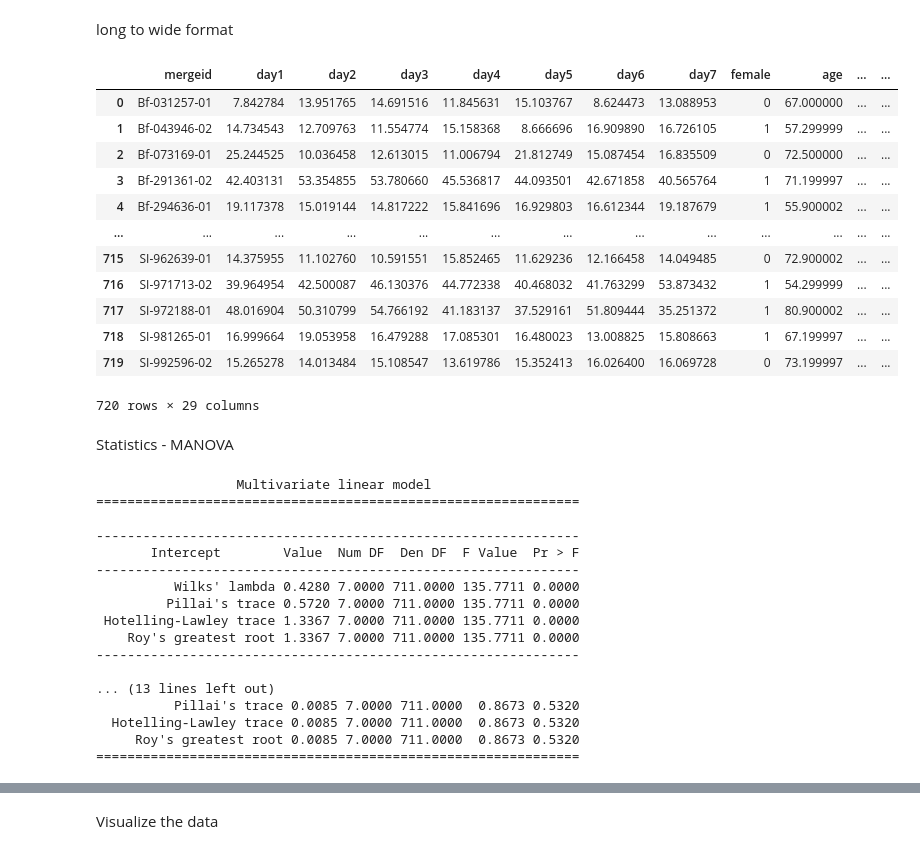
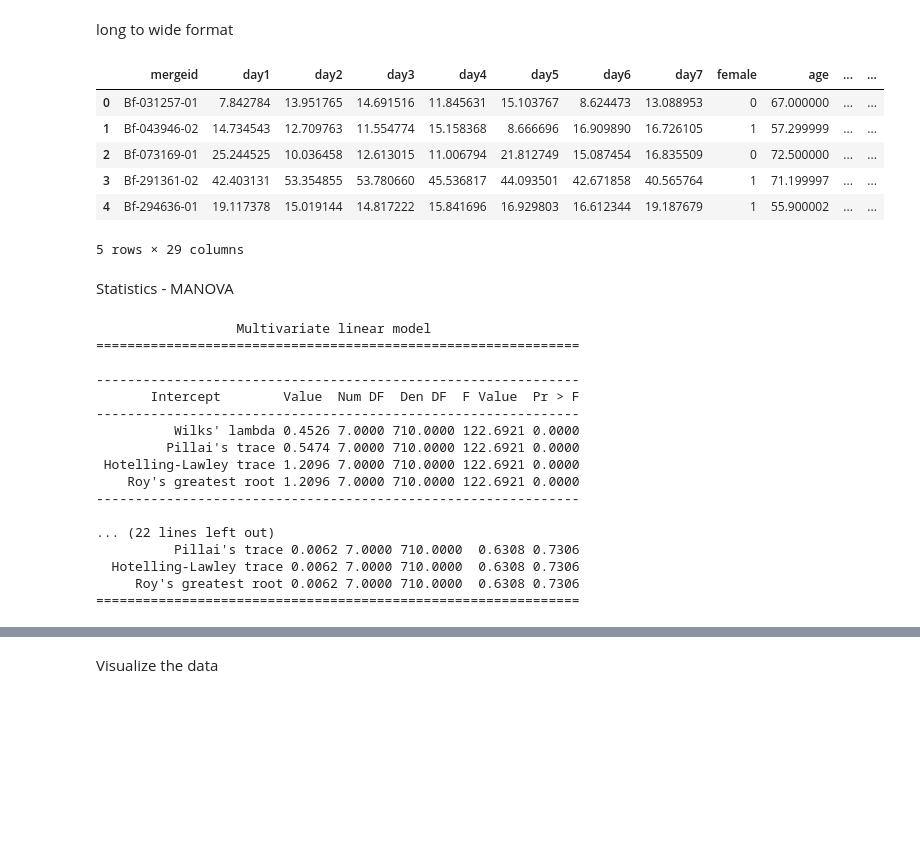
Before and after one commit to mjoeli/csb_project, a Jupyter notebook: ENMO_stat.ipynb, the cells around one changed output, grey strips where cells are left out. Saved outputs shown, nothing was run; the diff lists cells and outputs as text; code cells hidden in the pictures; blank space fills up the shorter version.

```diff
--- a/ENMO_stat.ipynb
+++ b/ENMO_stat.ipynb
@@ -102,7 +102,7 @@ d7: Hypertension + Diabetes + OA
 # %%
 df['Hypertension'] = pd.to_numeric(df['ph006d2'])
 df['Diabetes'] = pd.to_numeric(df['ph006d5'])
-df['OA'] = np.where(((df['ph006d20'] == 1) & (df['ph087d2'] == 1)) | ((df['ph006d20'] == 1) & (df['ph087d3'] == 1)), 1, 0)
+df['OA'] = np.where(((df['ph006d20'] == 1) & (df['ph087d2'] == 1)) | ((df['ph006d20'] == 1) & (df['ph087d3'] == 1)), int(1), int(0))
 # %%
 df['d1'] = np.where((df['Hypertension'] == 1) & (df['Diabetes'] == 0) & (df['OA'] == 0), int(1), int(0))
 df['d2'] = np.where((df['Hypertension'] == 0) & (df['Diabetes'] == 1) & (df['OA'] == 0), int(1), int(0))
@@ -129,15 +129,3 @@ d1    43728
 d3     8616
 d2     8040
 Name: disease, dtype: int64
-# %%
-'''
-df['disease'] = pd.np.where(df['d1'] == 1, "d1",
-                   pd.np.where(df['d2'] == 1, "d2",
-                   pd.np.where(df['d3'] == 1, "d3",
-                   pd.np.where(df['d4'] == 1, "d4",
-                   pd.np.where(df['d5'] == 1, "d5",
-                   pd.np.where(df['d6'] == 1, "d6",
-                   pd.np.where(df['d7'] == 1, "d7",
-                   pd.np.where(df['control'] == 1, "c", 0))))))))
-df['disease'].value_counts()
-'''
@@ -215,9 +193,9 @@ def calc_ENMO_stats(df, enmo_col='ENMO_hour'):
 # %%
 df_summarize = calc_ENMO_stats(df_stat)
 df_summarize = df_summarize.drop_duplicates(subset='mergeid', keep='first')
-cols = ['ENMO_hour','GGIR_N_valid_hours', 'hour', 'measurementday', 'weekday']
+cols = ['ENMO_hour','GGIR_N_valid_hours','measurementday', 'hour', 'weekday']
 df_summarize.drop(cols, inplace=True, axis=1)
-df_summarize
+df_summarize.head(5)
 # %% [output]
 |  | mergeid | female | age | bmi | month | year | device_id | frequency | position | country | ... |
 | 0 | Bf-031257-01 | 0 | 67.000000 | 21.155294 | February | 2020 | 68652.0 | 50 | Left | Belgium | ... |
@@ -237,23 +209,17 @@ long to wide format
 # %%
 df_wide = df_stat.pivot_table(index='mergeid', columns='measurementday', values='ENMO_hour', aggfunc={'ENMO_hour': np.mean})
 df_wide.dropna(inplace=True)
 df_wide = pd.merge(df_wide, df_summarize, on='mergeid')
-df_wide
+df_wide.head(5)
 
 # alternative: https://www.statology.org/pandas-pivot-table-column-names/
 # %% [output]
 |  | mergeid | day1 | day2 | day3 | day4 | day5 | day6 | day7 | female | age | ... | ... |
 | 0 | Bf-031257-01 | 7.842784 | 13.951765 | 14.691516 | 11.845631 | 15.103767 | 8.624473 | 13.088953 | 0 | 67.000000 | ... | ... |
 | 1 | Bf-043946-02 | 14.734543 | 12.709763 | 11.554774 | 15.158368 | 8.666696 | 16.909890 | 16.726105 | 1 | 57.299999 | ... | ... |
 | 2 | Bf-073169-01 | 25.244525 | 10.036458 | 12.613015 | 11.006794 | 21.812749 | 15.087454 | 16.835509 | 0 | 72.500000 | ... | ... |
 | 3 | Bf-291361-02 | 42.403131 | 53.354855 | 53.780660 | 45.536817 | 44.093501 | 42.671858 | 40.565764 | 1 | 71.199997 | ... | ... |
 | 4 | Bf-294636-01 | 19.117378 | 15.019144 | 14.817222 | 15.841696 | 16.929803 | 16.612344 | 19.187679 | 1 | 55.900002 | ... | ... |
-| ... | ... | ... | ... | ... | ... | ... | ... | ... | ... | ... | ... | ... |
-| 715 | SI-962639-01 | 14.375955 | 11.102760 | 10.591551 | 15.852465 | 11.629236 | 12.166458 | 14.049485 | 0 | 72.900002 | ... | ... |
-| 716 | SI-971713-02 | 39.964954 | 42.500087 | 46.130376 | 44.772338 | 40.468032 | 41.763299 | 53.873432 | 1 | 54.299999 | ... | ... |
-| 717 | SI-972188-01 | 48.016904 | 50.310799 | 54.766192 | 41.183137 | 37.529161 | 51.809444 | 35.251372 | 1 | 80.900002 | ... | ... |
-| 718 | SI-981265-01 | 16.999664 | 19.053958 | 16.479288 | 17.085301 | 16.480023 | 13.008825 | 15.808663 | 1 | 67.199997 | ... | ... |
-| 719 | SI-992596-02 | 15.265278 | 14.013484 | 15.108547 | 13.619786 | 15.352413 | 16.026400 | 16.069728 | 0 | 73.199997 | ... | ... |
-720 rows × 29 columns
+5 rows × 29 columns
 # %% [markdown]
 Statistics - MANOVA
@@ -260,7 +231,5 @@ Statistics - MANOVA
 # %%
-from statsmodels.multivariate.manova import MANOVA
-
-maov = MANOVA.from_formula('day1+day2+day3+day4+day5+day6+day7 ~ d1 + d2', data=df_wide)
+maov = MANOVA.from_formula('day1 + day2 + day3 + day4 + day5 + day6 + day7 ~ d1 + d2 + d3', data=df_wide)
 print(maov.mv_test())
 # %% [output]
                   Multivariate linear model
@@ -269,14 +238,14 @@ print(maov.mv_test())
 --------------------------------------------------------------
        Intercept        Value  Num DF  Den DF  F Value  Pr > F
 --------------------------------------------------------------
-          Wilks' lambda 0.4280 7.0000 711.0000 135.7711 0.0000
-         Pillai's trace 0.5720 7.0000 711.0000 135.7711 0.0000
- Hotelling-Lawley trace 1.3367 7.0000 711.0000 135.7711 0.0000
-    Roy's greatest root 1.3367 7.0000 711.0000 135.7711 0.0000
+          Wilks' lambda 0.4526 7.0000 710.0000 122.6921 0.0000
+         Pillai's trace 0.5474 7.0000 710.0000 122.6921 0.0000
+ Hotelling-Lawley trace 1.2096 7.0000 710.0000 122.6921 0.0000
+    Roy's greatest root 1.2096 7.0000 710.0000 122.6921 0.0000
 --------------------------------------------------------------
 
-... (13 lines left out)
-          Pillai's trace 0.0085 7.0000 711.0000  0.8673 0.5320
-  Hotelling-Lawley trace 0.0085 7.0000 711.0000  0.8673 0.5320
-     Roy's greatest root 0.0085 7.0000 711.0000  0.8673 0.5320
+... (22 lines left out)
+          Pillai's trace 0.0062 7.0000 710.0000  0.6308 0.7306
+  Hotelling-Lawley trace 0.0062 7.0000 710.0000  0.6308 0.7306
+     Roy's greatest root 0.0062 7.0000 710.0000  0.6308 0.7306
 ==============================================================
```
Also changed, not shown: parts of 9 cells of this notebook.
